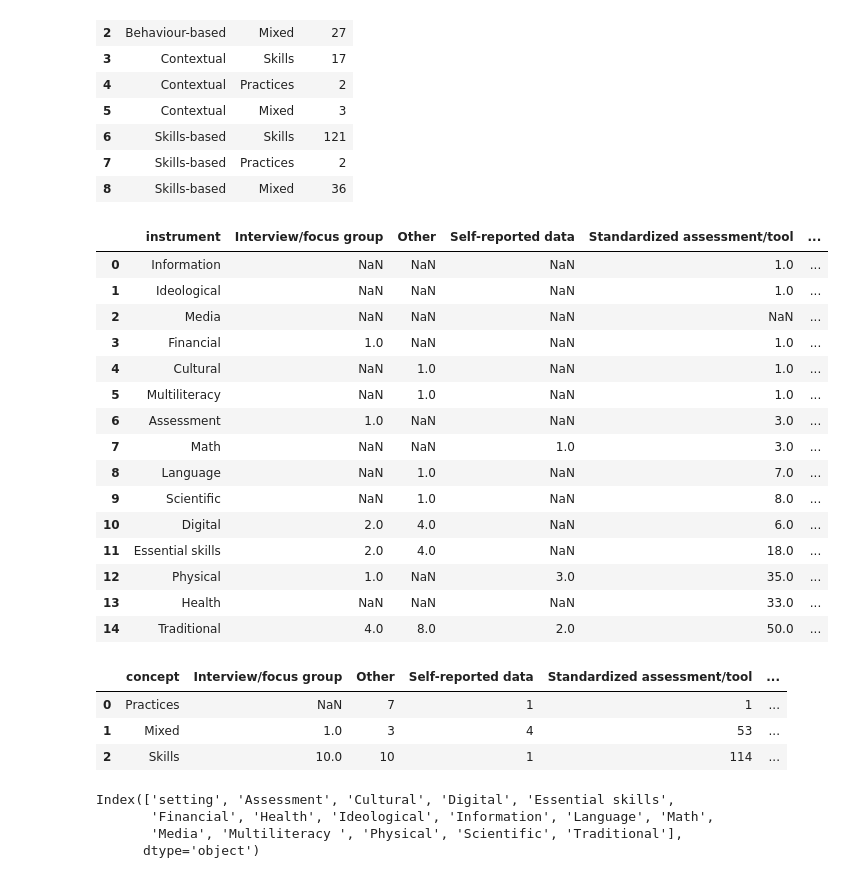
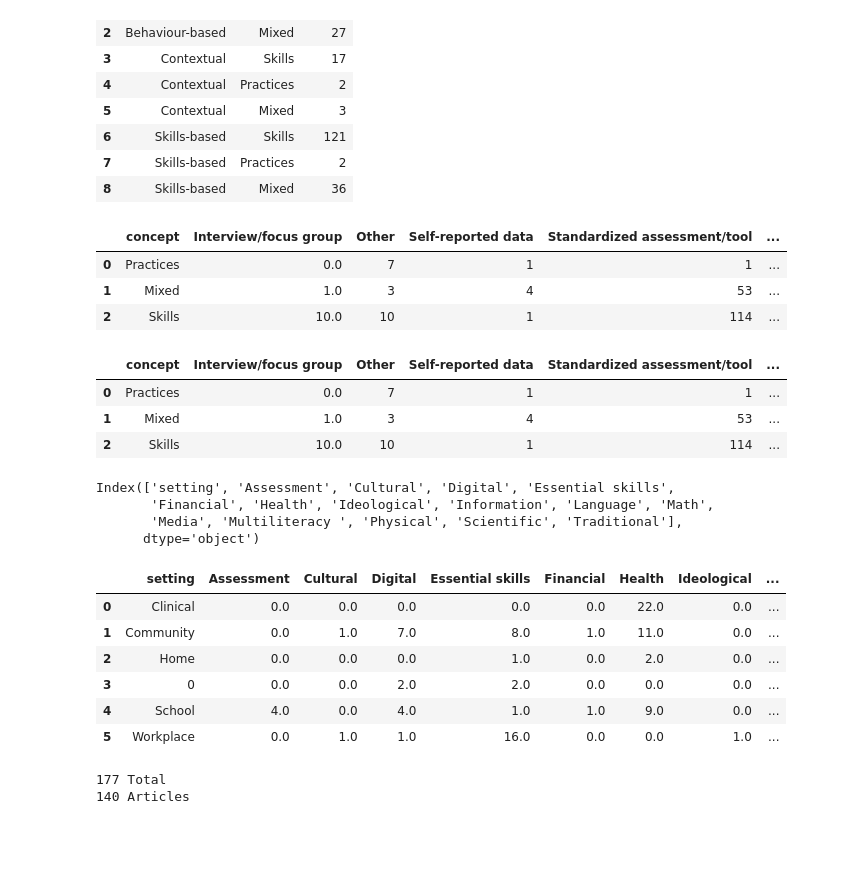
Before and after one commit to poppy-nicolette/ShinyShiny, a Jupyter notebook: dashboard-LNS/test_plots.ipynb, the cells around one changed output. Drawn from its saved outputs; the diff is of its cells as text; code cells hidden in the pictures; blank space fills up the shorter version.

```diff
--- a/dashboard-LNS/test_plots.ipynb
+++ b/dashboard-LNS/test_plots.ipynb
@@ -176,24 +179,13 @@ fig.update_layout(
 fig
 # %%
 a_instrument_type_df = pd.read_csv("www/a_instrument_type.csv", encoding="UTF-8")
-a_instrument_type_df
+a_instrument_type_df.fillna(inplace=True,value=0)
+a_instrument_concept_df
 # %% [output]
-|  | instrument | Interview/focus group | Other | Self-reported data | Standardized assessment/tool | ... |
-| 0 | Information | NaN | NaN | NaN | 1.0 | ... |
-| 1 | Ideological | NaN | NaN | NaN | 1.0 | ... |
-| 2 | Media | NaN | NaN | NaN | NaN | ... |
-| 3 | Financial | 1.0 | NaN | NaN | 1.0 | ... |
-| 4 | Cultural | NaN | 1.0 | NaN | 1.0 | ... |
-| 5 | Multiliteracy | NaN | 1.0 | NaN | 1.0 | ... |
-| 6 | Assessment | 1.0 | NaN | NaN | 3.0 | ... |
-| 7 | Math | NaN | NaN | 1.0 | 3.0 | ... |
-| 8 | Language | NaN | 1.0 | NaN | 7.0 | ... |
-| 9 | Scientific | NaN | 1.0 | NaN | 8.0 | ... |
-| 10 | Digital | 2.0 | 4.0 | NaN | 6.0 | ... |
-| 11 | Essential skills | 2.0 | 4.0 | NaN | 18.0 | ... |
-| 12 | Physical | 1.0 | NaN | 3.0 | 35.0 | ... |
-| 13 | Health | NaN | NaN | NaN | 33.0 | ... |
-| 14 | Traditional | 4.0 | 8.0 | 2.0 | 50.0 | ... |
+|  | concept | Interview/focus group | Other | Self-reported data | Standardized assessment/tool | ... |
+| 0 | Practices | 0.0 | 7 | 1 | 1 | ... |
+| 1 | Mixed | 1.0 | 3 | 4 | 53 | ... |
+| 2 | Skills | 10.0 | 10 | 1 | 114 | ... |
 # %%
 fig = px.bar(a_instrument_type_df,
         y='instrument',
@@ -213,10 +205,11 @@ fig.update_layout(
 fig
 # %%
 a_instrument_concept_df = pd.read_csv("www/a_instrument_concept.csv", encoding="UTF-8")
+a_instrument_concept_df.fillna(inplace=True,value=0)
 a_instrument_concept_df
 # %% [output]
 |  | concept | Interview/focus group | Other | Self-reported data | Standardized assessment/tool | ... |
-| 0 | Practices | NaN | 7 | 1 | 1 | ... |
+| 0 | Practices | 0.0 | 7 | 1 | 1 | ... |
 | 1 | Mixed | 1.0 | 3 | 4 | 53 | ... |
 | 2 | Skills | 10.0 | 10 | 1 | 114 | ... |
 # %%
@@ -238,12 +231,21 @@ fig.update_layout(
 fig
 # %%
 a_type_setting_df = pd.read_csv("www/a_type_setting.csv", encoding="UTF-8")
-a_type_setting_df.columns
+print(a_type_setting_df.columns)
+a_type_setting_df.fillna(inplace=True,value=0)
+a_type_setting_df
 # %% [output]
 Index(['setting', 'Assessment', 'Cultural', 'Digital', 'Essential skills',
        'Financial', 'Health', 'Ideological', 'Information', 'Language', 'Math',
        'Media', 'Multiliteracy ', 'Physical', 'Scientific', 'Traditional'],
       dtype='object')
+|  | setting | Assessment | Cultural | Digital | Essential skills | Financial | Health | Ideological | ... |
+| 0 | Clinical | 0.0 | 0.0 | 0.0 | 0.0 | 0.0 | 22.0 | 0.0 | ... |
+| 1 | Community | 0.0 | 1.0 | 7.0 | 8.0 | 1.0 | 11.0 | 0.0 | ... |
+| 2 | Home | 0.0 | 0.0 | 0.0 | 1.0 | 0.0 | 2.0 | 0.0 | ... |
+| 3 | 0 | 0.0 | 0.0 | 2.0 | 2.0 | 0.0 | 0.0 | 0.0 | ... |
+| 4 | School | 4.0 | 0.0 | 4.0 | 1.0 | 1.0 | 9.0 | 0.0 | ... |
+| 5 | Workplace | 0.0 | 1.0 | 1.0 | 16.0 | 0.0 | 0.0 | 1.0 | ... |
 # %%
 fig = px.bar(a_type_setting_df,
         y='setting',
@@ -270,3 +260,11 @@ fig.update_layout(
                 yaxis_title="Setting",
                 )
 fig
+# %%
+raw_data_stats_df = pd.read_csv("www/raw_data_stats.csv",encoding="UTF-8")
+count = raw_data_stats_df.iloc[3,1]
+articles = raw_data_stats_df.iloc[0,1]
+print(f"{count} Total\n{articles} Articles")
+# %% [output]
+177 Total
+140 Articles
```
Also changed, not shown: parts of 5 cells of this notebook, 1 other file.
